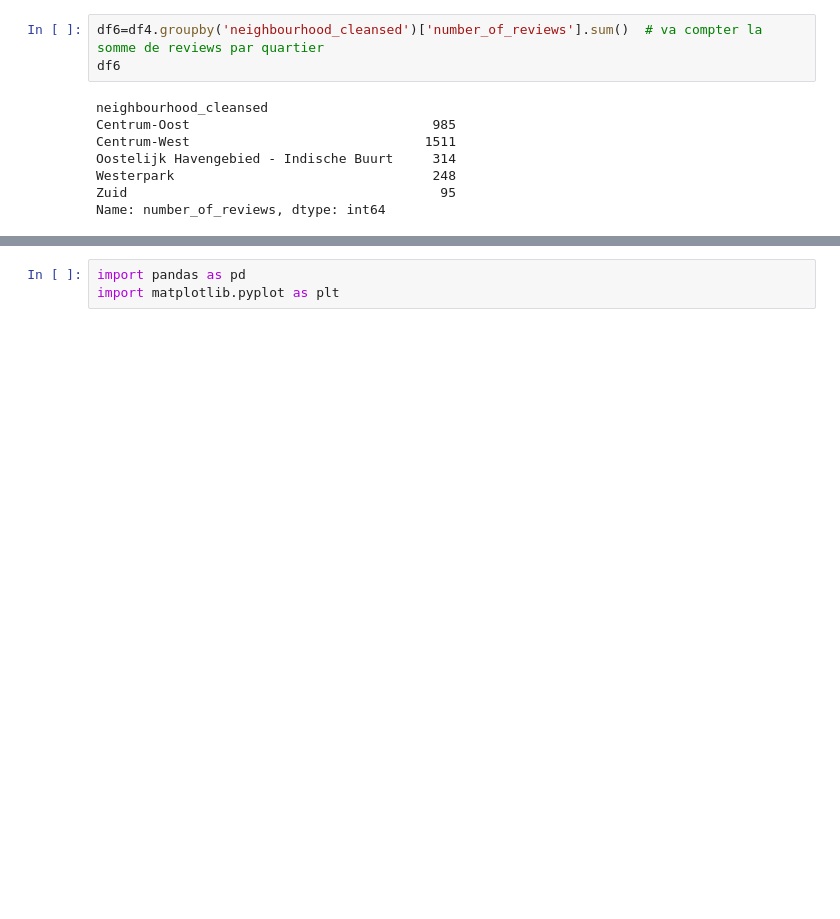
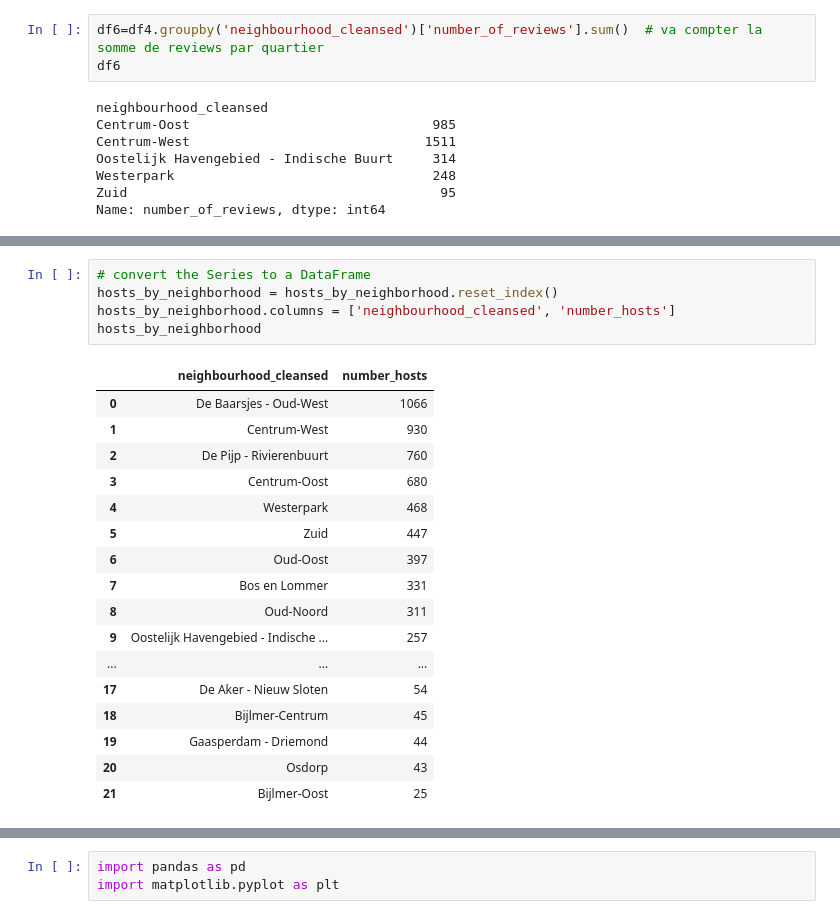
Before and after one commit to RolaMmss/TD-Pandas-Matplotlib-Seaborn, a Jupyter notebook: TD/TD.ipynb, the cells around one changed output, grey strips where cells are left out. Drawn from its saved outputs; the diff is of its cells as text; blank space fills up the shorter version.

```diff
--- a/TD/TD.ipynb
+++ b/TD/TD.ipynb
@@ -116,0 +206,23 @@ print(reviews_by_neighbourhood)
+# %%
+# convert the Series to a DataFrame
+hosts_by_neighborhood = hosts_by_neighborhood.reset_index()
+hosts_by_neighborhood.columns = ['neighbourhood_cleansed', 'number_hosts']
+hosts_by_neighborhood
+# %% [output]
+|  | neighbourhood_cleansed | number_hosts |
+| 0 | De Baarsjes - Oud-West | 1066 |
+| 1 | Centrum-West | 930 |
+| 2 | De Pijp - Rivierenbuurt | 760 |
+| 3 | Centrum-Oost | 680 |
+| 4 | Westerpark | 468 |
+| 5 | Zuid | 447 |
+| 6 | Oud-Oost | 397 |
+| 7 | Bos en Lommer | 331 |
+| 8 | Oud-Noord | 311 |
+| 9 | Oostelijk Havengebied - Indische ... | 257 |
+| ... | ... | ... |
+| 17 | De Aker - Nieuw Sloten | 54 |
+| 18 | Bijlmer-Centrum | 45 |
+| 19 | Gaasperdam - Driemond | 44 |
+| 20 | Osdorp | 43 |
+| 21 | Bijlmer-Oost | 25 |
```
Also changed, not shown: parts of 13 cells of this notebook, 1 other file.
